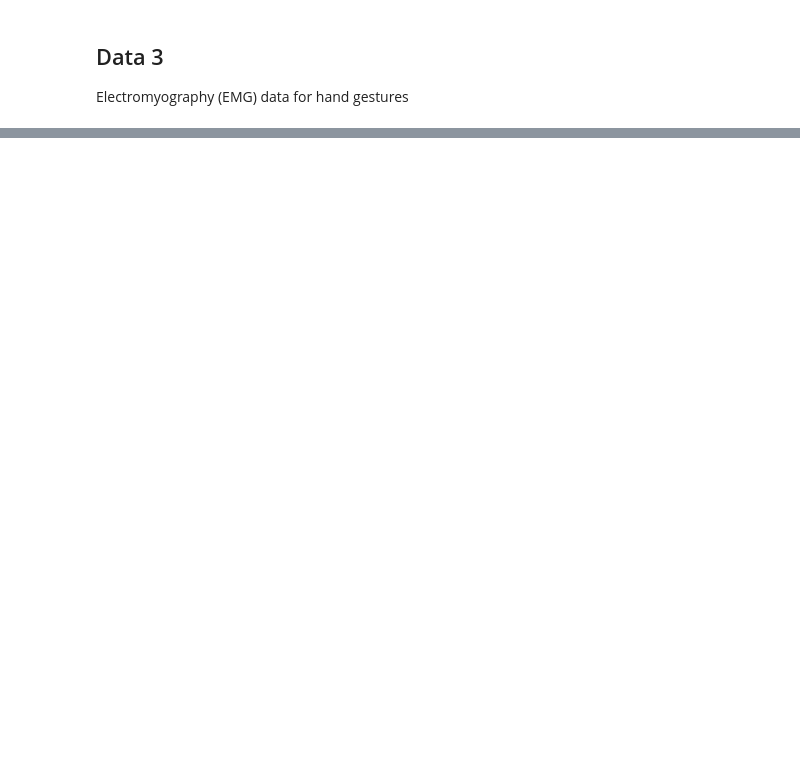
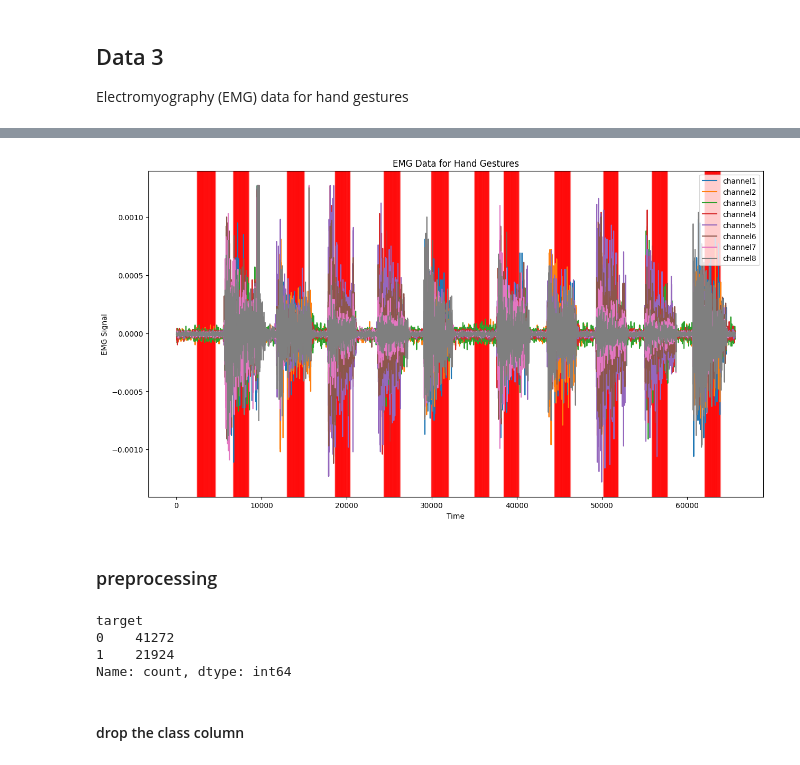
Before and after one commit to widosenoatri/DSLab2, a Jupyter notebook: preprocessing.ipynb, the cells around one changed output, grey strips where cells are left out. Drawn from its saved outputs; the diff is of its cells as text; code cells hidden in the pictures; blank space fills up the shorter version.

```diff
--- a/preprocessing.ipynb
+++ b/preprocessing.ipynb
@@ -209,0 +605,30 @@ data_3
+# %%
+data_3_vis.plot(x='time', y=['channel1', 'channel2', 'channel3', 'channel4', 'channel5', 'channel6', 'channel7', 'channel8'], figsize=(15, 8))
+plt.xlabel('Time')
+plt.ylabel('EMG Signal')
+plt.title('EMG Data for Hand Gestures')
+plt.legend(loc='upper right')
+
+# Highlight regions where target is 1
+for _, row in data_3_vis.iterrows():
+    if row['target'] == 1:
+        plt.axvspan(row['time'], row['time'] + 1, color='red', alpha=0.01)
+
+plt.show()
+fig, axs = plt.subplots(8, 1, figsize=(15, 20))
+
+channels = ['channel1', 'channel2', 'channel3', 'channel4', 'channel5', 'channel6', 'channel7', 'channel8']
+
+for i, channel in enumerate(channels):
+    axs[i].plot(data_3_vis['time'], data_3_vis[channel], label=channel)
+    axs[i].set_xlabel('Time')
+    axs[i].set_ylabel('EMG Signal')
+    axs[i].legend(loc='upper right')
+
+    # Highlight regions where target is 1
+    for _, row in data_3_vis.iterrows():
+        if row['target'] == 1:
+            axs[i].axvspan(row['time'], row['time'] + 1, color='red', alpha=0.01)
+
+plt.tight_layout()
+plt.show()
@@ -209,0 +638,26 @@ data_3
+# %%
+data_3.plot(x='time', y=['channel1', 'channel2', 'channel3', 'channel4', 'channel5', 'channel6', 'channel7', 'channel8'], figsize=(15, 8))
+plt.xlabel('Time')
+plt.ylabel('EMG Signal')
+plt.title('EMG Data for Hand Gestures')
+plt.legend(loc='upper right')
+
+# Highlight regions where target is 1
+for _, row in data_3.iterrows():
+    if row['target'] == 1:
+        plt.axvspan(row['time'], row['time'] + 1, color='red', alpha=0.01)
+
+plt.show()
+# %% [output]
+[figure, added]
+# %% [markdown]
+### preprocessing
+# %%
+data_3['target'].value_counts()
+# %% [output]
+target
+0    41272
+1    21924
+Name: count, dtype: int64
+# %% [markdown]
+#### drop the class column
```
Also changed, not shown: parts of 55 cells of this notebook, 2 other files.
